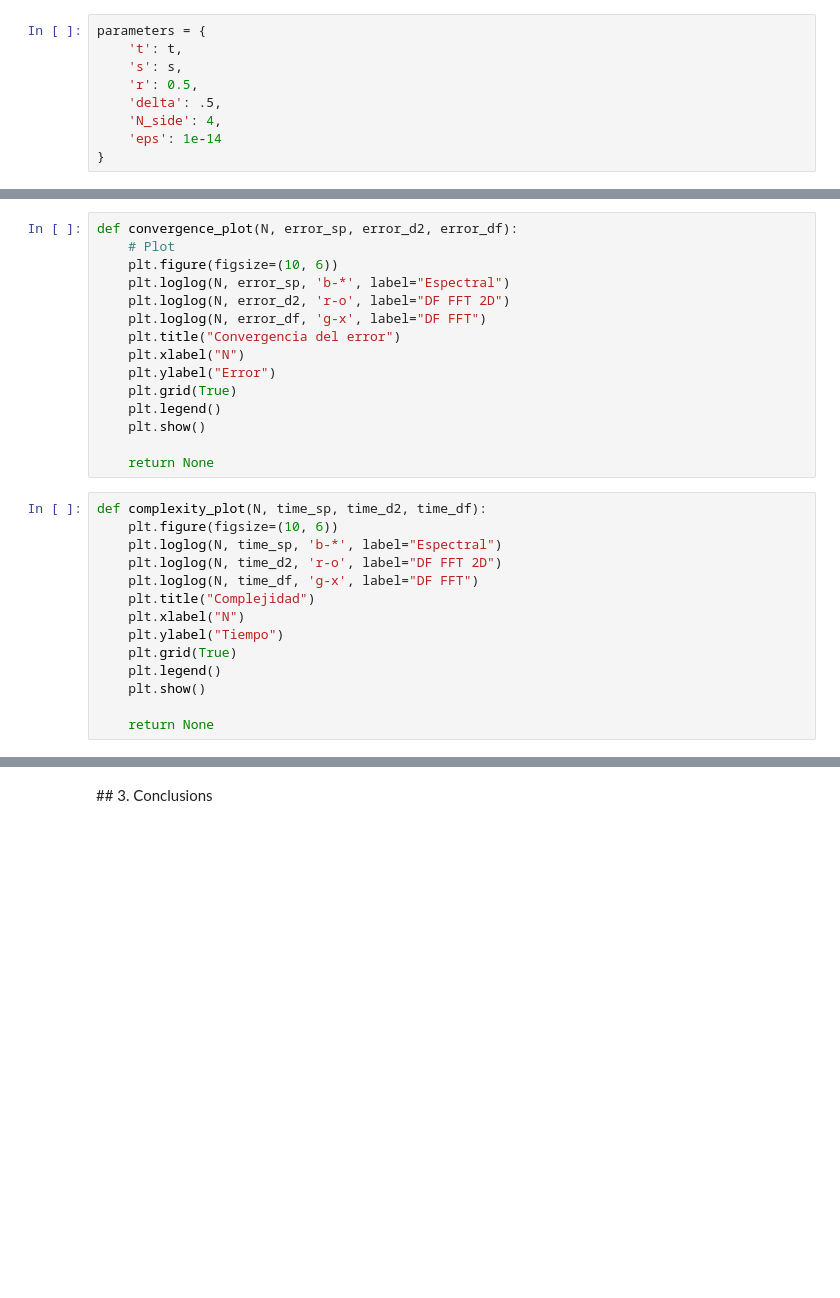
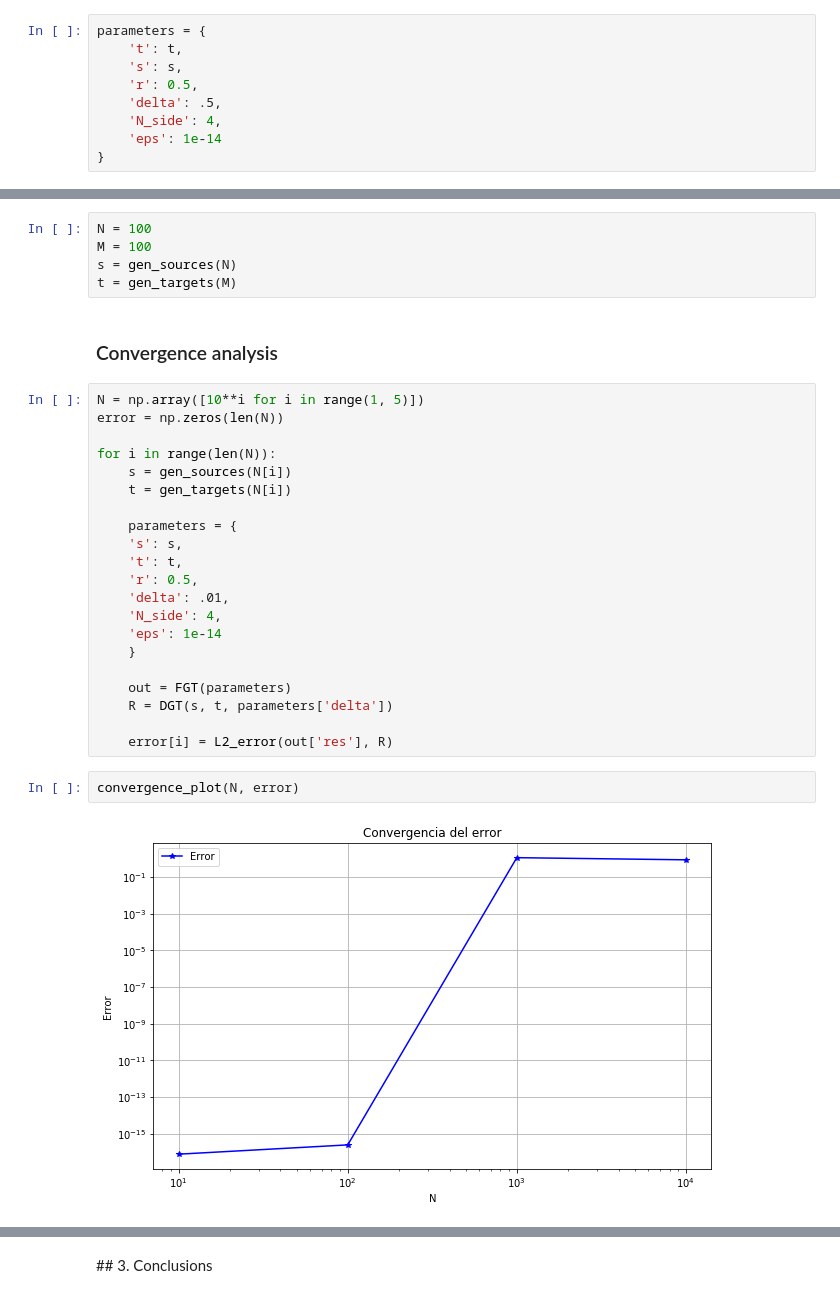
Before and after one commit to dsanmartin/IPM407-PJ, a Jupyter notebook: 3/proyecto3.ipynb, the cells around one changed output, grey strips where cells are left out. Cells and saved outputs as stored; diff of their text form; blank space fills up the shorter version.

```diff
--- a/3/proyecto3.ipynb
+++ b/3/proyecto3.ipynb
@@ -806,29 +799,32 @@ def L2_error(w, u):
-# %%
-def convergence_plot(N, error_sp, error_d2, error_df):
-    # Plot
-    plt.figure(figsize=(10, 6))
-    plt.loglog(N, error_sp, 'b-*', label="Espectral")
-    plt.loglog(N, error_d2, 'r-o', label="DF FFT 2D")
-    plt.loglog(N, error_df, 'g-x', label="DF FFT")
-    plt.title("Convergencia del error")
-    plt.xlabel("N")
-    plt.ylabel("Error")
-    plt.grid(True)
-    plt.legend()
-    plt.show()
-
-    return None
-# %%
-def complexity_plot(N, time_sp, time_d2, time_df):
-    plt.figure(figsize=(10, 6))
-    plt.loglog(N, time_sp, 'b-*', label="Espectral")
-    plt.loglog(N, time_d2, 'r-o', label="DF FFT 2D")
-    plt.loglog(N, time_df, 'g-x', label="DF FFT")
-    plt.title("Complejidad")
-    plt.xlabel("N")
-    plt.ylabel("Tiempo")
-    plt.grid(True)
-    plt.legend()
-    plt.show()
-
-    return None
+# %%
+N = 100
+M = 100
+s = gen_sources(N)
+t = gen_targets(M)
+# %% [markdown]
+### Convergence analysis
+# %%
+N = np.array([10**i for i in range(1, 5)])
+error = np.zeros(len(N))
+
+for i in range(len(N)):
+    s = gen_sources(N[i])
+    t = gen_targets(N[i])
+
+    parameters = {
+    's': s,
+    't': t,
+    'r': 0.5,
+    'delta': .01,
+    'N_side': 4,
+    'eps': 1e-14
+    }
+
+    out = FGT(parameters)
+    R = DGT(s, t, parameters['delta'])
+
+    error[i] = L2_error(out['res'], R)
+# %%
+convergence_plot(N, error)
+# %% [output]
+[figure, added]
```
Also changed, not shown: parts of 37 cells of this notebook.
